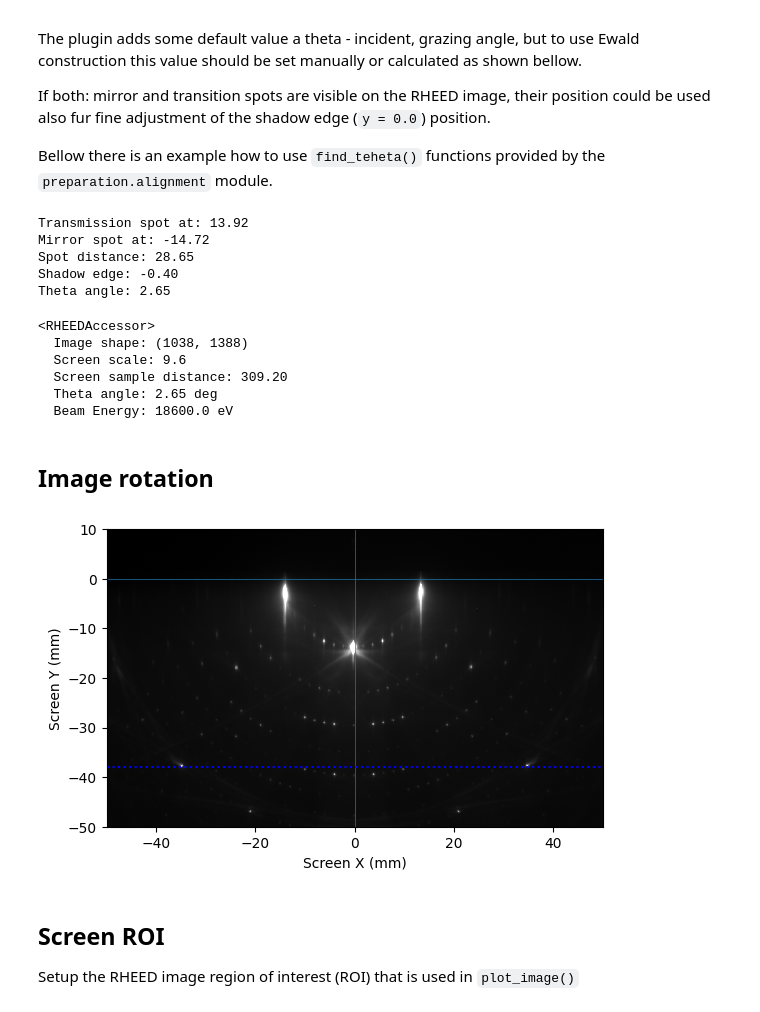
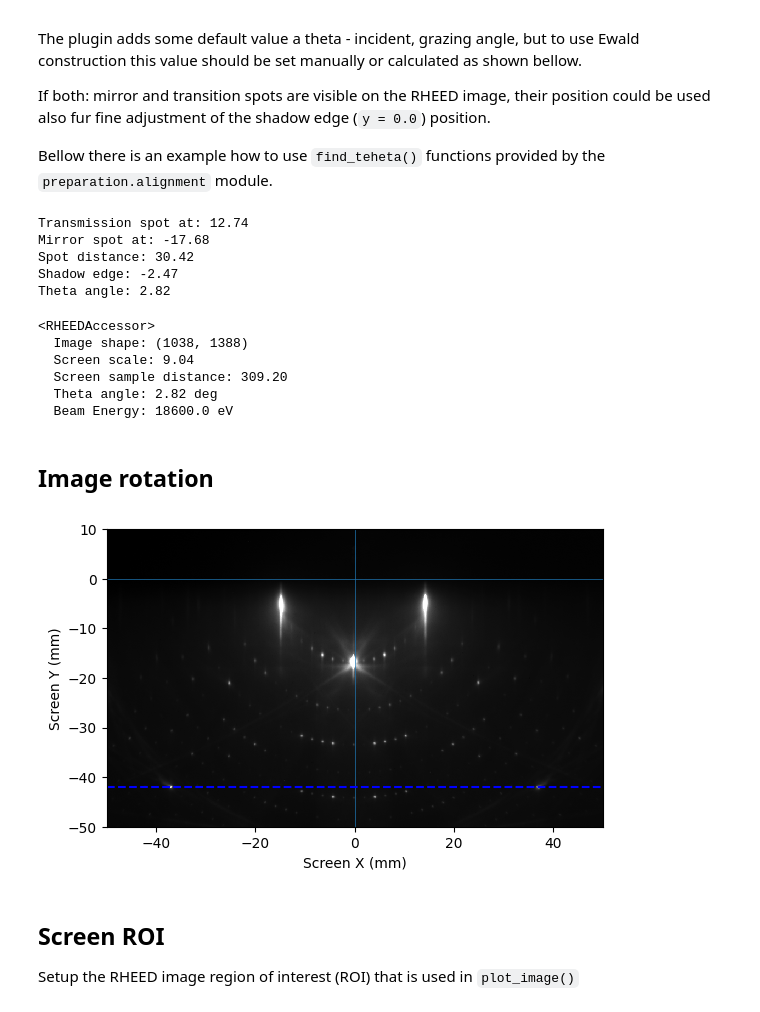
Before and after one commit to mkopciuszynski/xrheed, a Jupyter notebook: docs/source/notebooks/getting_started.ipynb, the cells around one changed output. Drawn from its saved outputs; the diff is of its cells as text; code cells hidden in the pictures.

```diff
--- a/docs/source/notebooks/getting_started.ipynb
+++ b/docs/source/notebooks/getting_started.ipynb
@@ -62,7 +62,7 @@ Both values depend on the particular RHEED image setup and usually needs to be f
 #### Manual center
 The center of an image could be adjusted manually using a method shown bellow.
 # %%
-center_x = 0.5  # in mm
+center_x = -0.5  # in mm
 center_y = 0.5  # in mm
 
 fig, ax = plt.subplots()
@@ -118,39 +118,39 @@ from xrheed.preparation.alignment import find_theta
 
 real_theta = find_theta(rheed_image)
 # %% [output]
-Transmission spot at: 13.92
-Mirror spot at: -14.72
-Spot distance: 28.65
-Shadow edge: -0.40
-Theta angle: 2.65
+Transmission spot at: 12.74
+Mirror spot at: -17.68
+Spot distance: 30.42
+Shadow edge: -2.47
+Theta angle: 2.82
 # %%
 rheed_image.R.theta = real_theta
 rheed_image.R
 # %% [output]
 <RHEEDAccessor>
   Image shape: (1038, 1388)
-  Screen scale: 9.6
+  Screen scale: 9.04
   Screen sample distance: 309.20
-  Theta angle: 2.65 deg
+  Theta angle: 2.82 deg
   Beam Energy: 18600.0 eV
 # %% [markdown]
 ## Image rotation
 # %%
 # Create a copy of an image
 rotated_image = rheed_image.copy()
 
 # Rotate the image
-rotated_image.R.rotate(-0.5)
+rotated_image.R.rotate(-0.4)
 
 fig, ax = plt.subplots()
 rotated_image.R.plot_image(ax=ax)
 
 # add horizontal line to check the rotation alignment
-ax.axhline(-38.0, color='b', linestyle=':')
+ax.axhline(-42.0, color='b', linestyle='--')
 
 plt.show()
 # %% [output]
-[figure, old version]
+[figure, new version]
 # %%
 # Use now the rotated image for further analysis
 rheed_image = rotated_image
```
Also changed, not shown: parts of 7 cells of this notebook, 4 other files.
